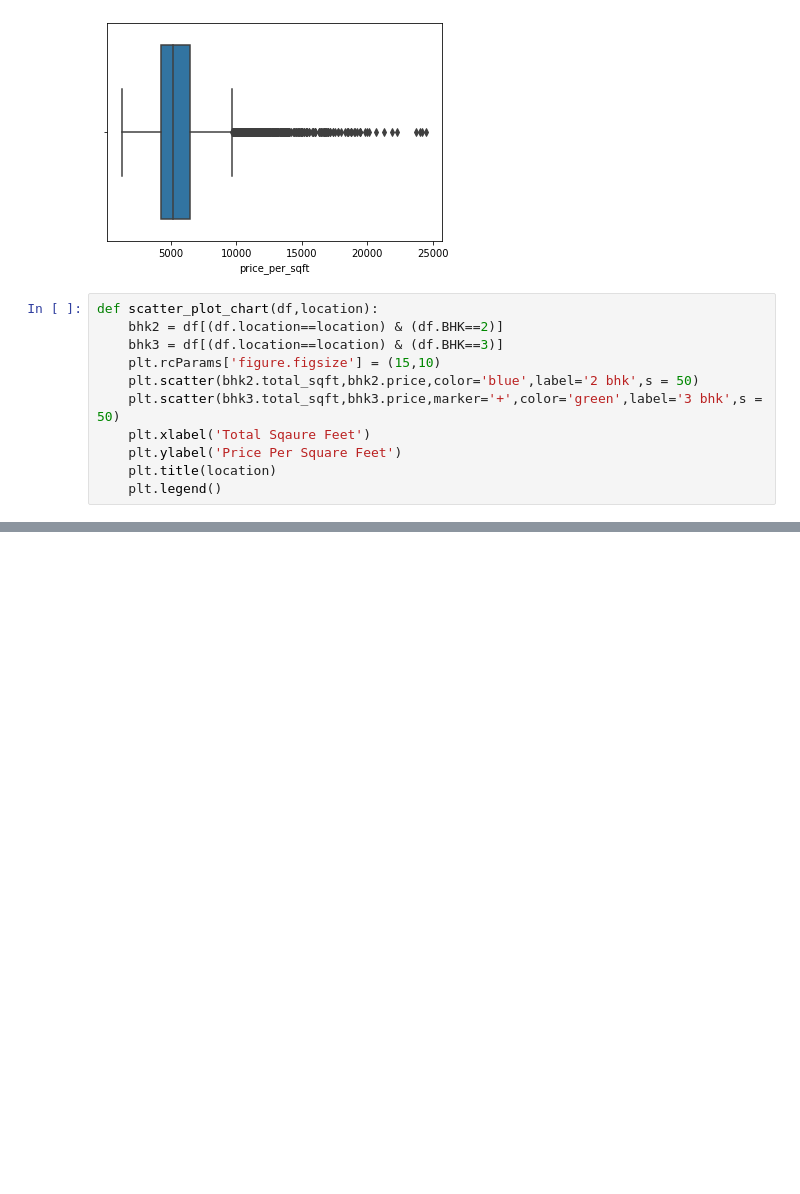
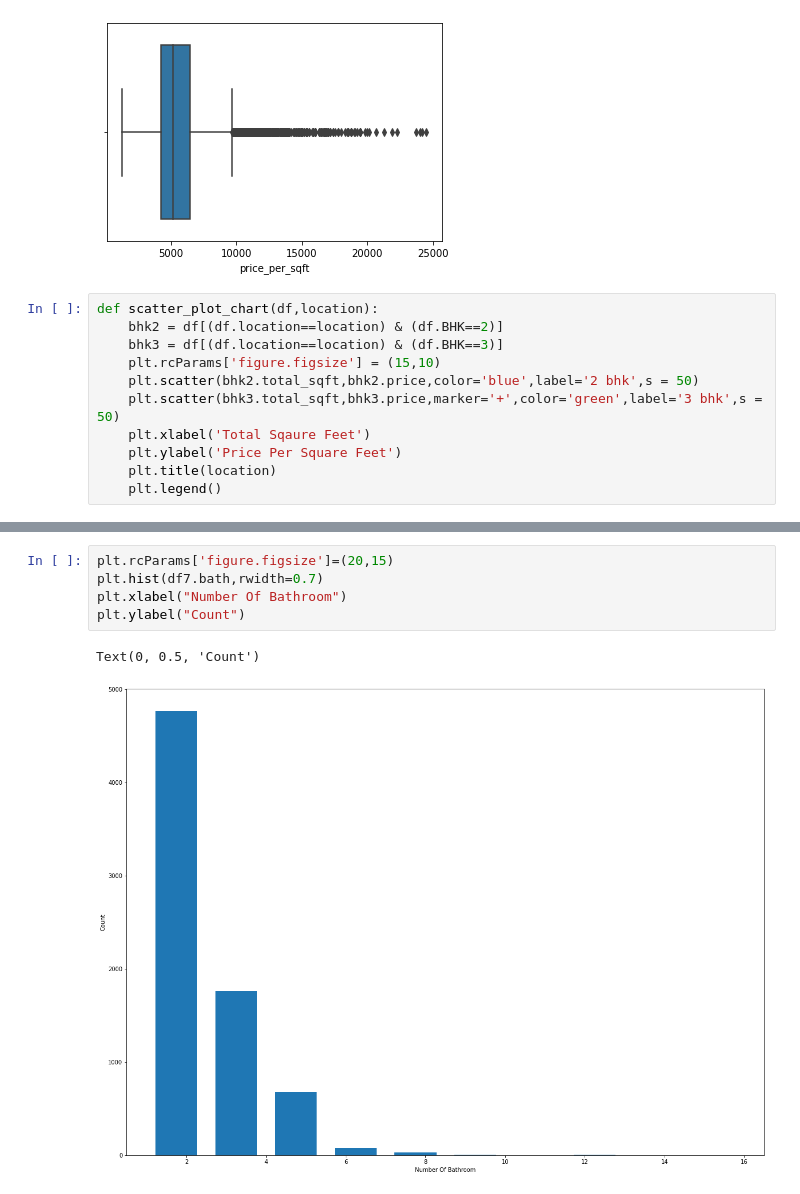
Before and after one commit to Pritush09/Real-Estate-Price-Prediction-Project, a Jupyter notebook: House Prediction Model.ipynb, the cells around one changed output, grey strips where cells are left out. Cells and saved outputs as stored; diff of their text form; blank space fills up the shorter version.

```diff
--- a/House Prediction Model.ipynb
+++ b/House Prediction Model.ipynb
@@ -528,0 +581,8 @@ scatter_plot_chart(df6,'Hebbal')
+# %%
+plt.rcParams['figure.figsize']=(20,15)
+plt.hist(df7.bath,rwidth=0.7)
+plt.xlabel("Number Of Bathroom")
+plt.ylabel("Count")
+# %% [output]
+Text(0, 0.5, 'Count')
+[figure, added]
```
Also changed, not shown: parts of 13 cells of this notebook.
